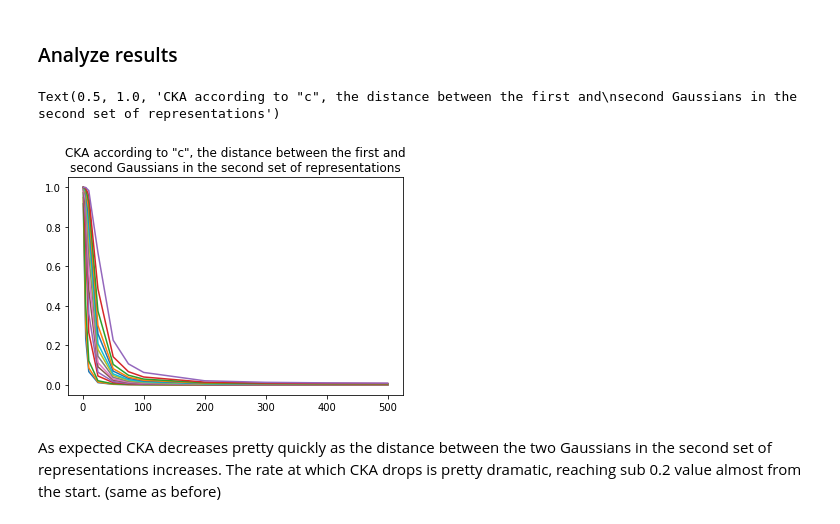
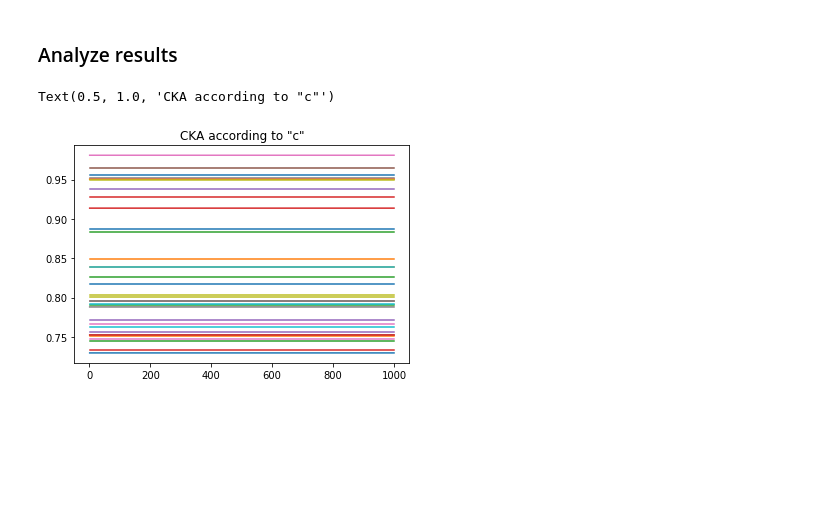
Before and after one commit to shoroi/cka_christmas_tree, a Jupyter notebook: gtrl_gauss_exp.ipynb, the cells around one changed output. Cells and saved outputs as stored; diff of their text form; code cells hidden in the pictures; blank space fills up the shorter version.

Commit message:
New results with LinCKA2, did not make figure yet

```diff
--- a/gtrl_gauss_exp.ipynb
+++ b/gtrl_gauss_exp.ipynb
@@ -32,6 +38,6 @@ Y = torch.Tensor(X + c*np.matmul(np.ones([num_pts*2,1]), d.reshape([1,num_dim]))
 
 X = torch.Tensor(X).to(cuda)
 # %%
-CKA = LinCKA()
-CKA(X,Y)[0].item()
+CKA = LinCKA2()
+CKA(X,Y).item()
 # %% [output]
@@ -129,7 +337,33 @@ The number of points used to compute CKA does not affect the CKA value by much.
+# %%
+def anisotropic_scaling_cka(mean = 0,
+                var = 1,
+                u_range = 1,
+                num_dims = 200,
+                num_pts = 10000,
+                seed = 0):
+
+    cuda = torch.device('cuda')
+
+    np.random.seed(seed)
+
+    anisotropic_scaling = u_range*np.diag(np.random.rand(num_dims))
+    anisotropic_scaling = torch.Tensor(anisotropic_scaling).to(cuda)
+
+    X = np.random.normal(mean, var, [num_pts, num_dims])
+    X = torch.Tensor(X).to(cuda)
+
+    Y = torch.mm(X, anisotropic_scaling)
+
+    CKA = LinCKA2()
+    return CKA(X,Y).item()
 # %%
-num_pts_list = [5000]
-num_dims_list = [3, 5, 10, 50, 100, 200, 300, 500, 750, 1000, 1500, 2000, 3000, 5000, 10000]
-c_list = [1, 5, 10, 25, 50, 75, 100, 200, 300, 400, 500]
+# num_pts_list = [100, 500, 1000, 5000, 10000] #20000 points makes it crash
+# num_dims_list = [3, 5, 10, 50, 100, 200, 300, 500, 750, 1000, 1500, 2000, 3000]#, 5000, 10000]
+# c_list = [1, 5, 10, 25, 50, 75, 100, 200, 300, 400, 500, 1000]
+
+num_pts_list = [100, 500, 1000, 5000, 10000]
+num_dims_list = [5, 50, 100, 300, 500, 1000, 2000]
+c_list = [1, 5, 10, 25, 50, 75, 100, 200, 300, 400, 500, 1000]
 
 
 data = np.zeros([len(num_pts_list), len(num_dims_list), len(c_list)])
@@ -137,6 +371,6 @@ for i1, num_pts in enumerate(num_pts_list):
     for i2, num_dims in enumerate(num_dims_list):
         for i3, c in enumerate(c_list):
             print('Num pts {}; num dims {}; c {}'.format(num_pts, num_dims, c))
-            data[i1, i2, i3] = get_cka_test(num_dims = num_dims, num_pts = num_pts, c = c)
+            data[i1, i2, i3] = anisotropic_scaling_cka(num_dims = num_dims, num_pts = num_pts, u_range = c)
 
-np.save('data/gaussian_exp_v2.npy', data)
+np.save('data/anisotropic_scaling_lincka2_v0.npy', data)
@@ -163,14 +379,12 @@ Num pts 5000; num dims 10000; c 500
 # %%
 for i in range(len(num_pts_list)):
     for j in range(len(num_dims_list)):
         plt.plot(c_list, data[i,j,:])
 
-plt.title('CKA according to "c", the distance between the first and\nsecond Gaussians in the second set of representations')
+plt.title('CKA according to "c"')
 # %% [output]
-Text(0.5, 1.0, 'CKA according to "c", the distance between the first and\nsecond Gaussians in the second set of representations')
+Text(0.5, 1.0, 'CKA according to "c"')
-[figure, old version]
+[figure, new version]
-# %% [markdown]
-As expected CKA decreases pretty quickly as the distance between the two Gaussians in the second set of representations increases. The rate at which CKA drops is pretty dramatic, reaching sub 0.2 value almost from the start. (same as before)
 # %%
 for i in range(len(num_pts_list)):
     for j in range(len(c_list)):
```
Also changed, not shown: parts of 90 cells of this notebook, 2 other files.
